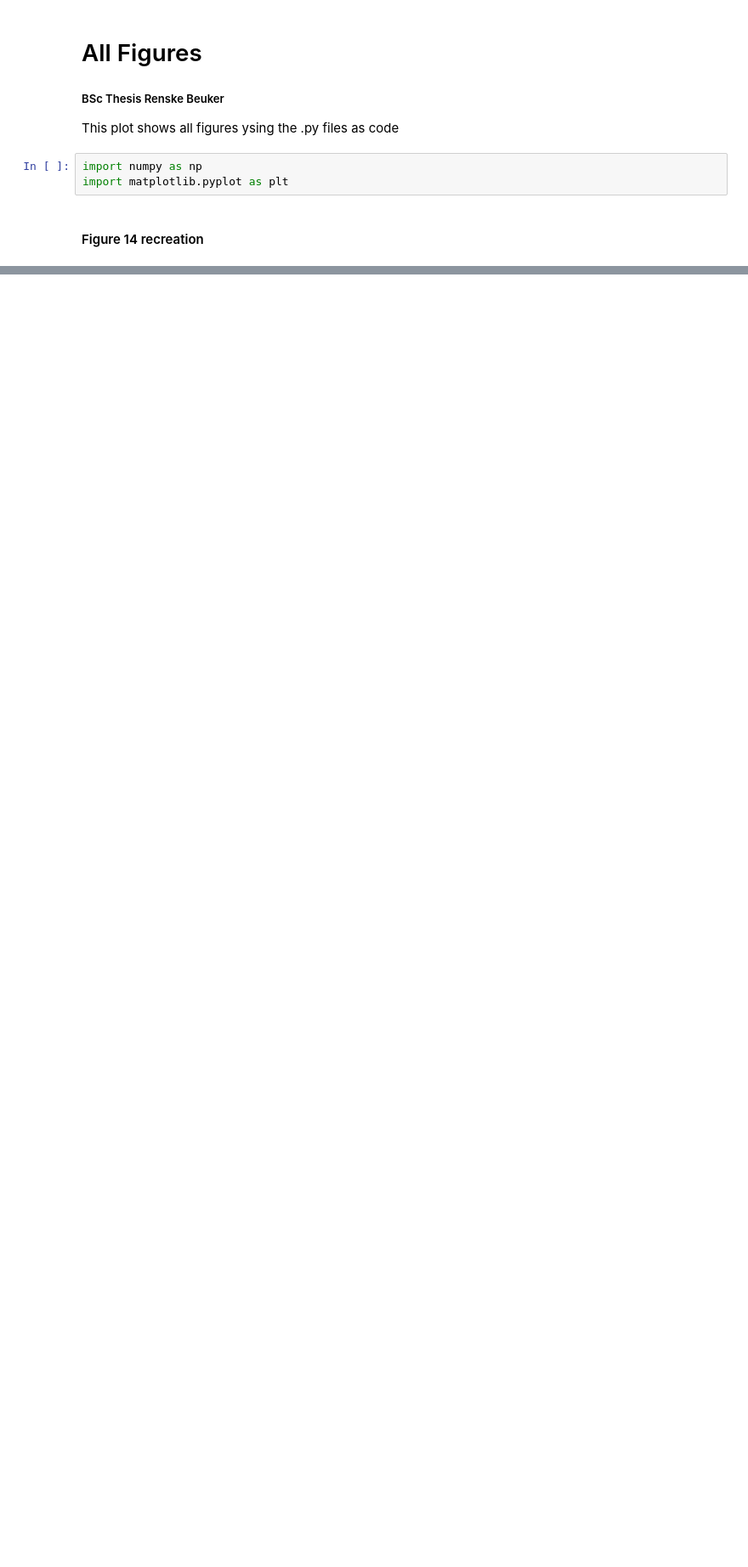
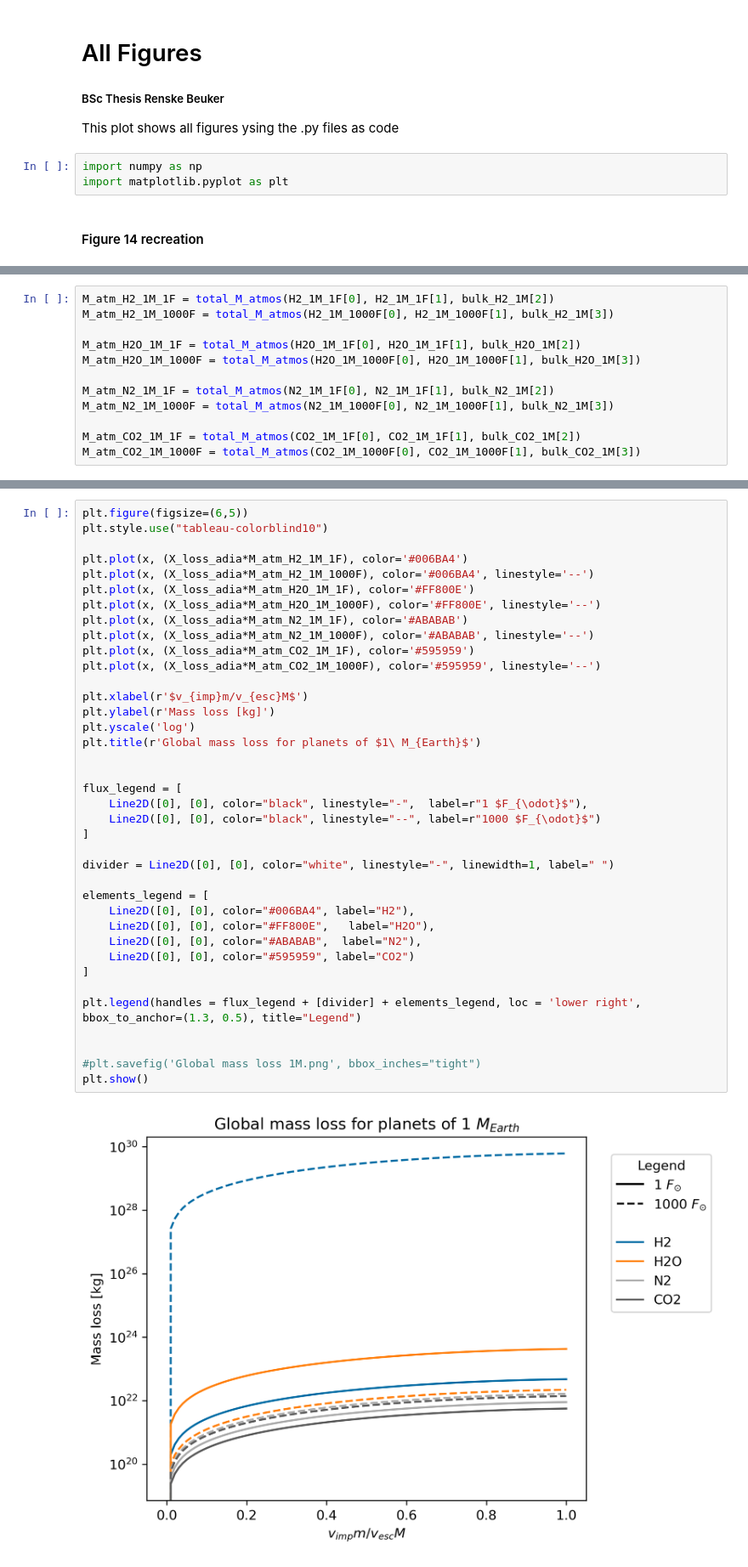
Before and after one commit to FormingWorlds/BScProjectAtmosphericEscape, a Jupyter notebook: figures.ipynb, the cells around one changed output, grey strips where cells are left out. Shown at 85% size. Drawn from its saved outputs; the diff is of its cells as text; blank space fills up the shorter version.

```diff
--- a/figures.ipynb
+++ b/figures.ipynb
@@ -80,0 +137,12 @@ plt.show()
+# %%
+M_atm_H2_1M_1F = total_M_atmos(H2_1M_1F[0], H2_1M_1F[1], bulk_H2_1M[2])
+M_atm_H2_1M_1000F = total_M_atmos(H2_1M_1000F[0], H2_1M_1000F[1], bulk_H2_1M[3])
+
+M_atm_H2O_1M_1F = total_M_atmos(H2O_1M_1F[0], H2O_1M_1F[1], bulk_H2O_1M[2])
+M_atm_H2O_1M_1000F = total_M_atmos(H2O_1M_1000F[0], H2O_1M_1000F[1], bulk_H2O_1M[3])
+
+M_atm_N2_1M_1F = total_M_atmos(N2_1M_1F[0], N2_1M_1F[1], bulk_N2_1M[2])
+M_atm_N2_1M_1000F = total_M_atmos(N2_1M_1000F[0], N2_1M_1000F[1], bulk_N2_1M[3])
+
+M_atm_CO2_1M_1F = total_M_atmos(CO2_1M_1F[0], CO2_1M_1F[1], bulk_CO2_1M[2])
+M_atm_CO2_1M_1000F = total_M_atmos(CO2_1M_1000F[0], CO2_1M_1000F[1], bulk_CO2_1M[3])
@@ -80,0 +164,40 @@ plt.show()
+# %%
+plt.figure(figsize=(6,5))
+plt.style.use("tableau-colorblind10")
+
+plt.plot(x, (X_loss_adia*M_atm_H2_1M_1F), color='#006BA4')
+plt.plot(x, (X_loss_adia*M_atm_H2_1M_1000F), color='#006BA4', linestyle='--')
+plt.plot(x, (X_loss_adia*M_atm_H2O_1M_1F), color='#FF800E')
+plt.plot(x, (X_loss_adia*M_atm_H2O_1M_1000F), color='#FF800E', linestyle='--')
+plt.plot(x, (X_loss_adia*M_atm_N2_1M_1F), color='#ABABAB')
+plt.plot(x, (X_loss_adia*M_atm_N2_1M_1000F), color='#ABABAB', linestyle='--')
+plt.plot(x, (X_loss_adia*M_atm_CO2_1M_1F), color='#595959')
+plt.plot(x, (X_loss_adia*M_atm_CO2_1M_1000F), color='#595959', linestyle='--')
+
+plt.xlabel(r'$v_{imp}m/v_{esc}M$')
+plt.ylabel(r'Mass loss [kg]')
+plt.yscale('log')
+plt.title(r'Global mass loss for planets of $1\ M_{Earth}$')
+
+
+flux_legend = [
+    Line2D([0], [0], color="black", linestyle="-",  label=r"1 $F_{\odot}$"),
+    Line2D([0], [0], color="black", linestyle="--", label=r"1000 $F_{\odot}$")
+]
+
+divider = Line2D([0], [0], color="white", linestyle="-", linewidth=1, label=" ")
+
+elements_legend = [
+    Line2D([0], [0], color="#006BA4", label="H2"),
+    Line2D([0], [0], color="#FF800E",   label="H2O"),
+    Line2D([0], [0], color="#ABABAB",  label="N2"),
+    Line2D([0], [0], color="#595959", label="CO2")
+]
+
+plt.legend(handles = flux_legend + [divider] + elements_legend, loc = 'lower right', bbox_to_anchor=(1.3, 0.5), title="Legend")
+
+
+#plt.savefig('Global mass loss 1M.png', bbox_inches="tight")
+plt.show()
+# %% [output]
+[figure, added]
```
Also changed, not shown: parts of 27 cells of this notebook.
